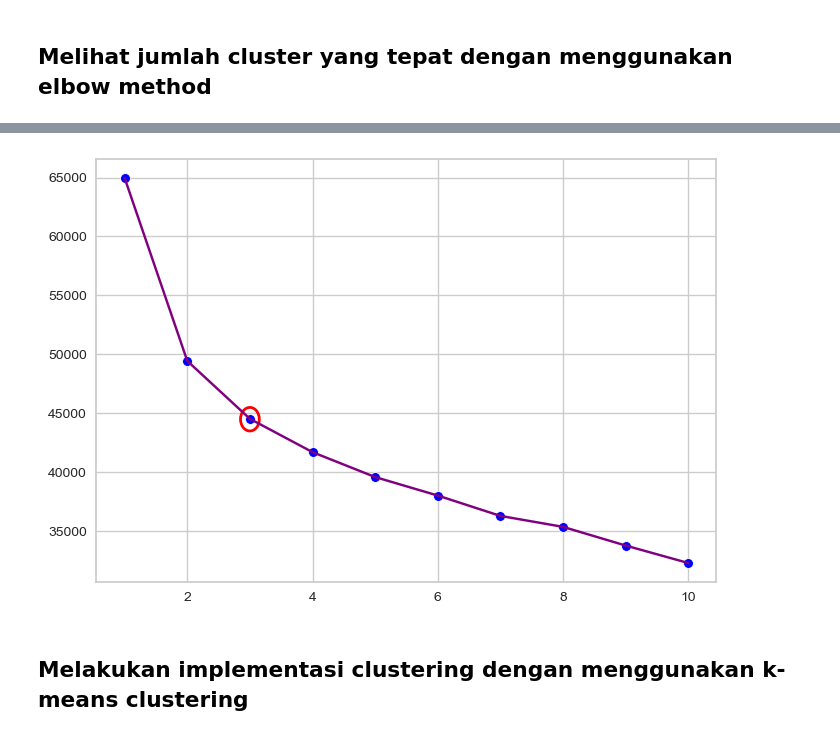
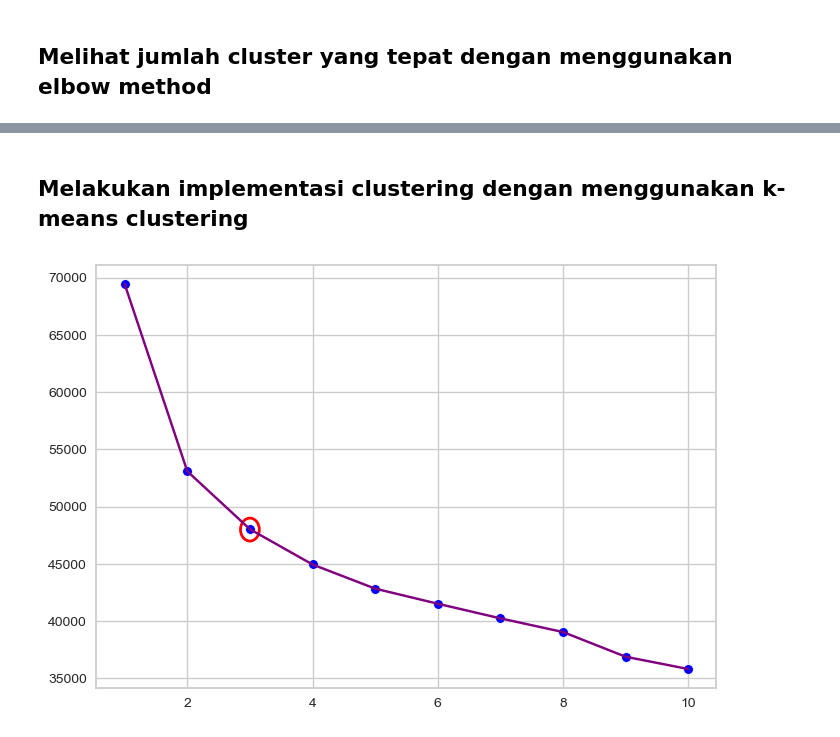
Before and after one commit to ariniamsr/Predict-Customer-Personality-to-Boost-Marketing-Campaign-by-Using-Machine-Learning, a Jupyter notebook: mipro3.ipynb, the cells around one changed output, grey strips where cells are left out. Cells and saved outputs as stored; diff of their text form; code cells hidden in the pictures.

```diff
--- a/mipro3.ipynb
+++ b/mipro3.ipynb
@@ -526,0 +442,8 @@ df
+# %%
+cols = cluster.columns
+
+plt.figure(figsize= (15, 20))
+for i in range(len(cols)):
+    plt.subplot(6, 2, i+1)
+    sns.kdeplot(x = cluster[cols[i]])
+    plt.tight_layout()
@@ -526,0 +454,7 @@ df
+# %%
+cols = cluster.columns
+plt.figure(figsize= (10,15))
+for i in range(len(cols)):
+    plt.subplot(4, 4, i+1)
+    sns.boxplot(y = cluster[cols[i]], orient='v')
+    plt.tight_layout()
@@ -526,0 +463,12 @@ df
+# %%
+for col in cols:
+    high_cut = cluster[col].quantile(q=0.99)
+    low_cut= cluster[col].quantile(q=0.01)
+    cluster.loc[cluster[col]>high_cut,col]=high_cut
+    cluster.loc[cluster[col]<low_cut,col]=low_cut
+# %%
+plt.figure(figsize= (10,15))
+for i in range(len(cols)):
+    plt.subplot(4, 4, i+1)
+    sns.boxplot(y = cluster[cols[i]], orient='v')
+    plt.tight_layout()
@@ -527,3 +504,5 @@ df
+# %% [markdown]
+## Melakukan implementasi clustering dengan menggunakan k-means clustering
 # %%
 inertia = []
 
@@ -534,11 +513,9 @@ for i in range(1,11):
 # %%
 sns.lineplot(x=range(1,11), y = inertia, color = 'purple')
 sns.scatterplot(x=range(1,11), y = inertia, s = 50, color = 'blue')
-circle = Ellipse((3, 44500), width=0.3, height=2000, color='red', fill=False, linewidth=2)
+circle = Ellipse((3, 48000), width=0.3, height=2000, color='red', fill=False, linewidth=2)
 plt.gca().add_patch(circle)
 # plt.gca().autoscale_view()
 plt.show()
 # %% [output]
-[figure, old version]
+[figure, new version]
-# %% [markdown]
-## Melakukan implementasi clustering dengan menggunakan k-means clustering
```
Also changed, not shown: parts of 71 cells of this notebook.
